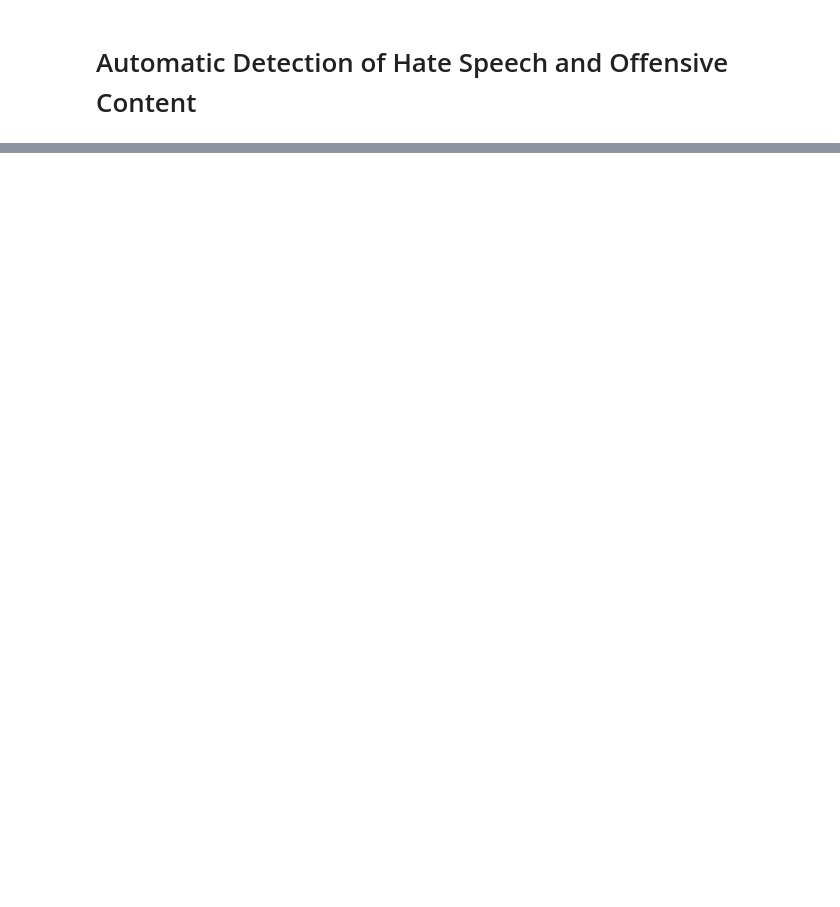
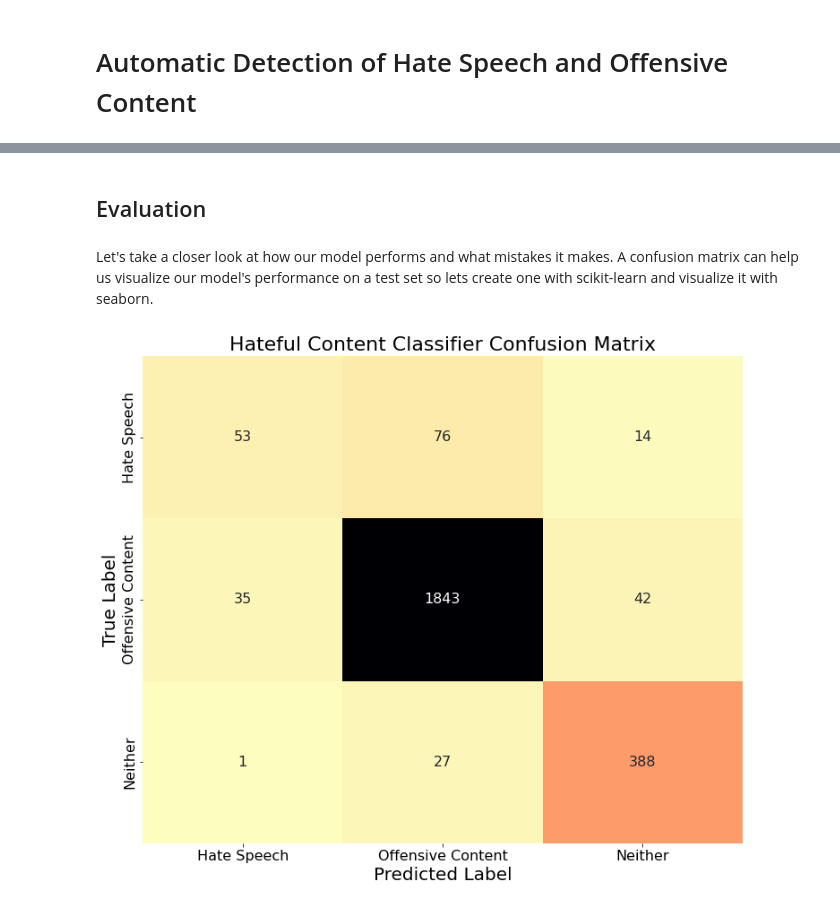
Before and after one commit to h-sarhan/hate-speech-classifier, a Jupyter notebook: Automatic Detection of Hate Speech and Offensive Content.ipynb, the cells around one changed output, grey strips where cells are left out. Drawn from its saved outputs; the diff is of its cells as text; code cells hidden in the pictures; blank space fills up the shorter version.

```diff
--- a/Automatic Detection of Hate Speech and Offensive Content.ipynb
+++ b/Automatic Detection of Hate Speech and Offensive Content.ipynb
@@ -172,0 +1109,3 @@ f1_score(y_test, preds)
+# %%
+# Read the davidson dataset
+davidson = pd.read_csv(DAVIDSON_DATA_PATH, index_col=0)
@@ -172,0 +1679,45 @@ f1_score(y_test, preds)
+# %% [markdown]
+## Evaluation
+# %% [markdown]
+Let's take a closer look at how our model performs and what mistakes it makes. A confusion matrix can help us visualize our model's performance on a test set so lets create one with scikit-learn and visualize it with seaborn.
+# %%
+from tensorflow.keras.models import load_model as load_keras_model
+
+# Load our keras model
+lstm_model = load_keras_model('./models/lstm_model.keras')
+# %%
+from sklearn.metrics import confusion_matrix
+
+# Make predictions on the test set
+preds = np.argmax(lstm_model.predict(davidson_seq_test), axis=1)
+
+# Create a confusion matrix
+# This will just be a numpy matrix that we will visualize later
+cm = confusion_matrix(y_test, preds)
+# %%
+import seaborn as sns
+
+# Make our plot bigger
+plt.figure(figsize=(12, 10))
+
+# Class names
+tick_labels = ['Hate Speech', 'Offensive Content', 'Neither']
+
+# Use seaborn's heatmap to plot our confusion matrix
+ax = sns.heatmap(cm,
+                 annot=True,
+                 annot_kws={'fontsize': 16},
+                 fmt='',
+                 xticklabels=tick_labels,
+                 yticklabels=tick_labels,
+                 cmap=sns.color_palette("magma_r", as_cmap=True),
+                 cbar=False,
+                )
+
+# Label our graph
+ax.set_title('Hateful Content Classifier Confusion Matrix', fontsize=22)
+ax.set_xlabel('Predicted Label', fontsize=20)
+ax.set_ylabel('True Label', fontsize=20)
+ax.tick_params(labelsize=16)
+# %% [output]
+[figure, added]
```
Also changed, not shown: parts of 187 cells of this notebook, 8 other files.
